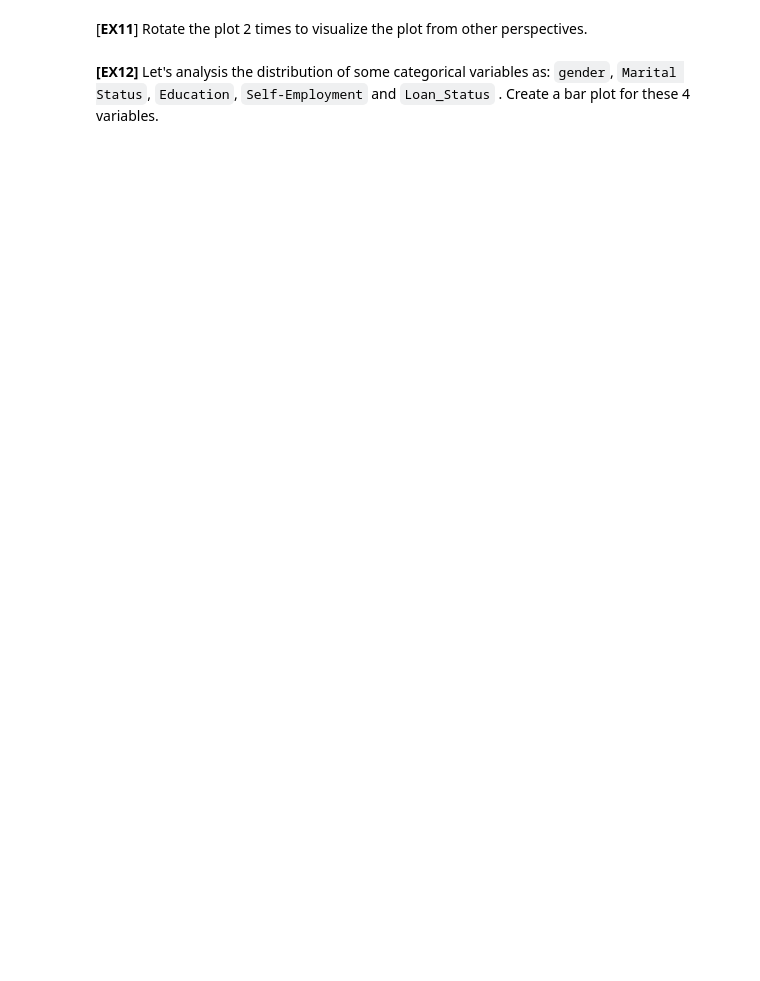
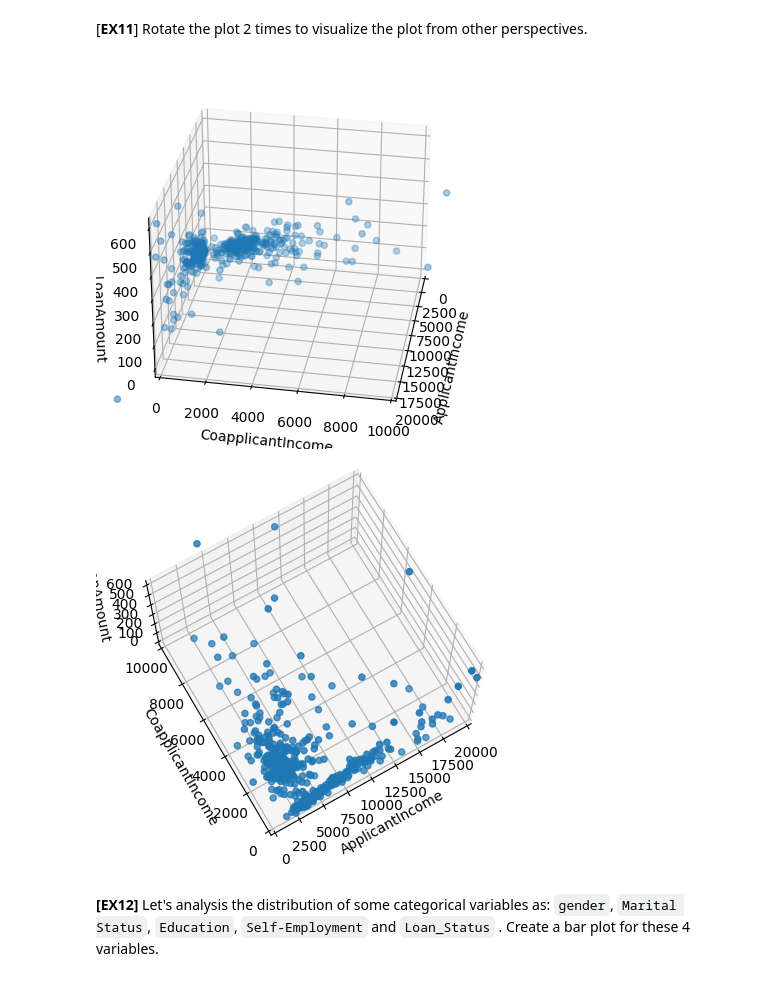
Before and after one commit to WdnLiu/ML2023, a Jupyter notebook: Project_students/P5_students.ipynb, the cells around one changed output. Drawn from its saved outputs; the diff is of its cells as text; code cells hidden in the pictures; blank space fills up the shorter version.

```diff
--- a/Project_students/P5_students.ipynb
+++ b/Project_students/P5_students.ipynb
@@ -420,5 +418,26 @@ plt.show()
 # %% [markdown]
 [**EX11**] Rotate the plot 2 times to visualize the plot from other perspectives.
+# %%
+fig = plt.figure()
+ax = fig.add_subplot(projection='3d')
+
+ax.scatter(training_dt['ApplicantIncome'],training_dt['CoapplicantIncome'],training_dt['LoanAmount'])
+ax.set_xlabel('ApplicantIncome'); ax.set_ylabel('CoapplicantIncome'); ax.set_zlabel('LoanAmount')
+ax.set_xlim(0, 20000); ax.set_ylim(0,10000)
+ax.view_init(30, 10)
+plt.show()
+
+fig = plt.figure()
+ax = fig.add_subplot(projection='3d')
+
+ax.scatter(training_dt['ApplicantIncome'],training_dt['CoapplicantIncome'],training_dt['LoanAmount'])
+ax.set_xlabel('ApplicantIncome'); ax.set_ylabel('CoapplicantIncome'); ax.set_zlabel('LoanAmount')
+ax.set_xlim(0, 20000); ax.set_ylim(0,10000)
+ax.view_init(70, 240)
+plt.show()
+# %% [output]
+[figure, added]
+[figure, added]
 # %% [markdown]
 **[EX12]** Let's analysis the distribution of some categorical variables as: `gender`, `Marital Status`, `Education`, `Self-Employment` and `Loan_Status`
 . Create a bar plot for these 4 variables.
```
Also changed, not shown: parts of 15 cells of this notebook.
